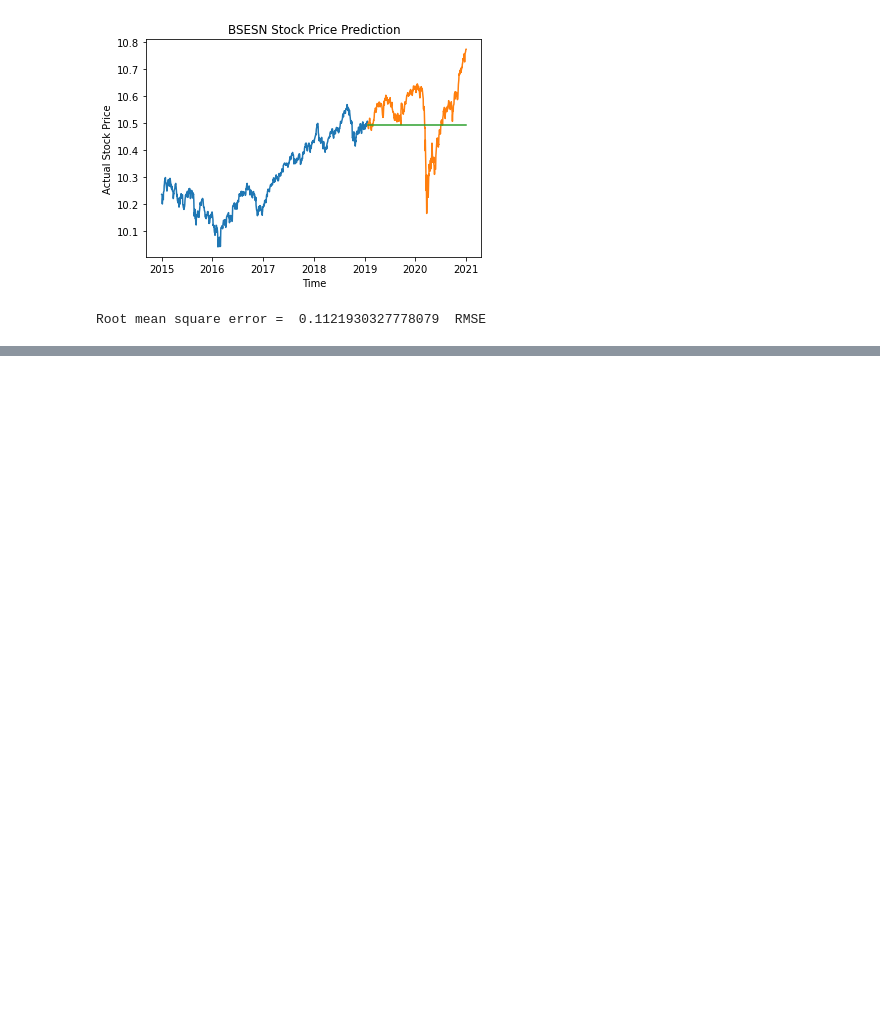
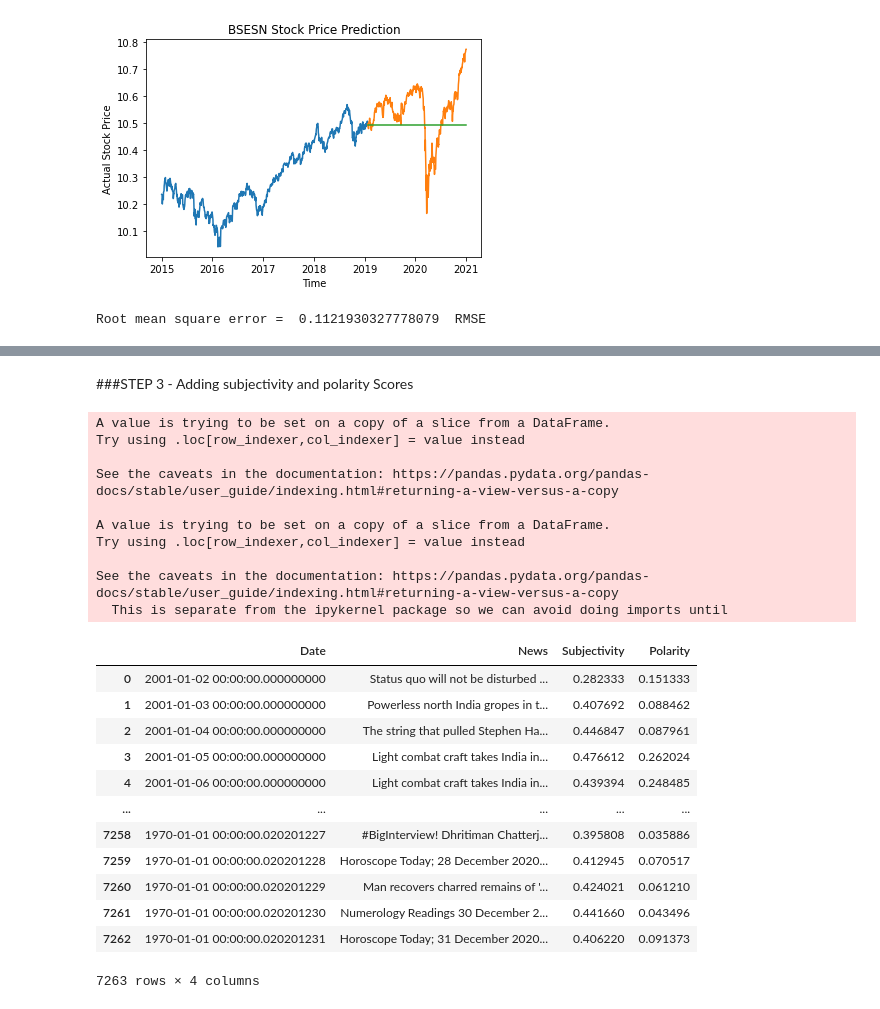
Before and after one commit to abhijeetraj22/TSF-GRIP_Tasks, a Jupyter notebook: TSF_Task_7.ipynb, the cells around one changed output, grey strips where cells are left out. Saved outputs shown, nothing was run; the diff lists cells and outputs as text; code cells hidden in the pictures; blank space fills up the shorter version.

```diff
--- a/TSF_Task_7.ipynb
+++ b/TSF_Task_7.ipynb
@@ -361,0 +383,4 @@ Root mean square error =  0.1121930327778079  RMSE
+# %%
+news_df.drop(0, inplace=True)
+news_df.drop('Category', axis = 1, inplace=True)
+news_df.info()
@@ -361,0 +450,2 @@ Root mean square error =  0.1121930327778079  RMSE
+# %% [markdown]
+###STEP 3 - Adding subjectivity and polarity Scores
@@ -361,0 +459,29 @@ Root mean square error =  0.1121930327778079  RMSE
+# %%
+#Adding subjectivity and polarity columns
+news_df['Subjectivity'] = news_df['News'].apply(getSubjectivity)
+news_df['Polarity'] = news_df['News'].apply(getPolarity)
+news_df
+# %% [output]
+A value is trying to be set on a copy of a slice from a DataFrame.
+Try using .loc[row_indexer,col_indexer] = value instead
+
+See the caveats in the documentation: https://pandas.pydata.org/pandas-docs/stable/user_guide/indexing.html#returning-a-view-versus-a-copy
+
+A value is trying to be set on a copy of a slice from a DataFrame.
+Try using .loc[row_indexer,col_indexer] = value instead
+
+See the caveats in the documentation: https://pandas.pydata.org/pandas-docs/stable/user_guide/indexing.html#returning-a-view-versus-a-copy
+  This is separate from the ipykernel package so we can avoid doing imports until
+|  | Date | News | Subjectivity | Polarity |
+| 0 | 2001-01-02 00:00:00.000000000 | Status quo will not be disturbed ... | 0.282333 | 0.151333 |
+| 1 | 2001-01-03 00:00:00.000000000 | Powerless north India gropes in t... | 0.407692 | 0.088462 |
+| 2 | 2001-01-04 00:00:00.000000000 | The string that pulled Stephen Ha... | 0.446847 | 0.087961 |
+| 3 | 2001-01-05 00:00:00.000000000 | Light combat craft takes India in... | 0.476612 | 0.262024 |
+| 4 | 2001-01-06 00:00:00.000000000 | Light combat craft takes India in... | 0.439394 | 0.248485 |
+| ... | ... | ... | ... | ... |
+| 7258 | 1970-01-01 00:00:00.020201227 | #BigInterview! Dhritiman Chatterj... | 0.395808 | 0.035886 |
+| 7259 | 1970-01-01 00:00:00.020201228 | Horoscope Today; 28 December 2020... | 0.412945 | 0.070517 |
+| 7260 | 1970-01-01 00:00:00.020201229 | Man recovers charred remains of '... | 0.424021 | 0.061210 |
+| 7261 | 1970-01-01 00:00:00.020201230 | Numerology Readings 30 December 2... | 0.441660 | 0.043496 |
+| 7262 | 1970-01-01 00:00:00.020201231 | Horoscope Today; 31 December 2020... | 0.406220 | 0.091373 |
+7263 rows × 4 columns
```
Also changed, not shown: parts of 60 cells of this notebook.
